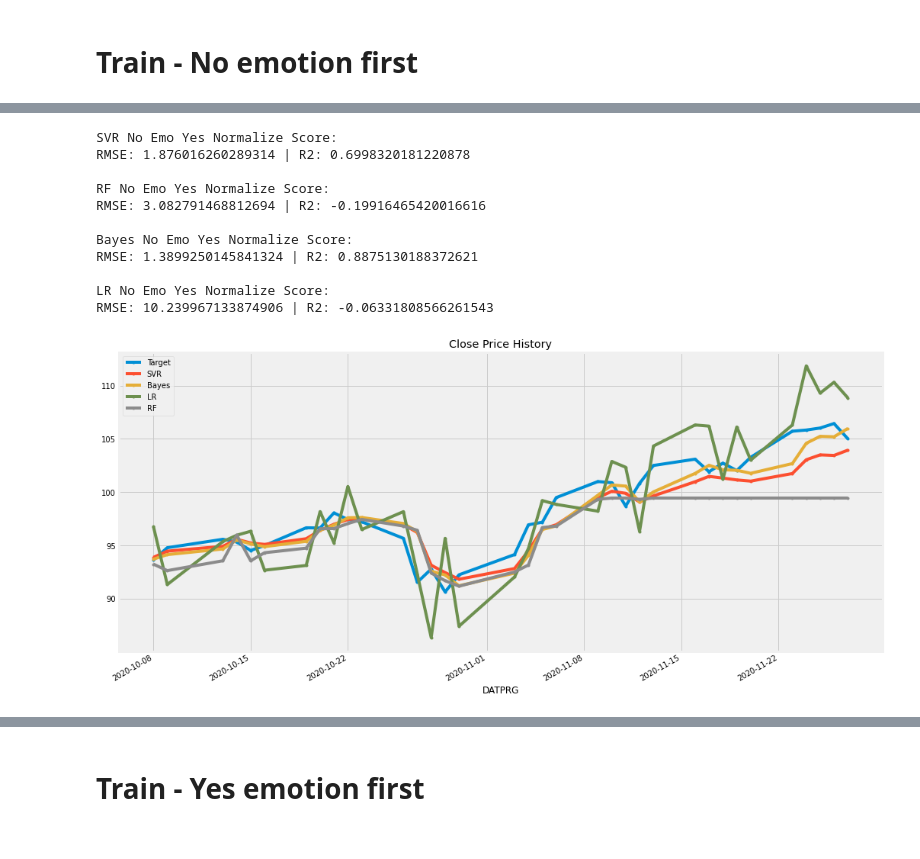
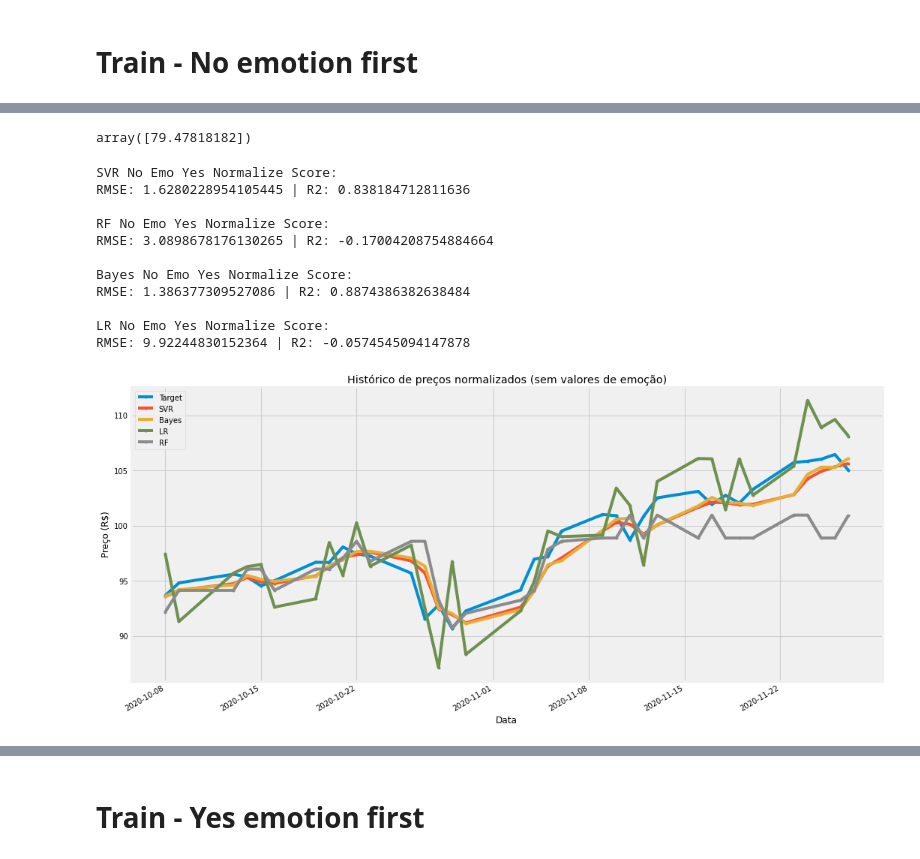
Before and after one commit to MCanhisares/stock-price-prediction, a Jupyter notebook: nbs/bova11_pred.ipynb, the cells around one changed output, grey strips where cells are left out. Cells and saved outputs as stored; diff of their text form; code cells hidden in the pictures.

```diff
--- a/nbs/bova11_pred.ipynb
+++ b/nbs/bova11_pred.ipynb
@@ -38,3 +52,5 @@ def get_score(m, X_val, y_val):
     res = [rmse(m.predict(X_val), y_val), m.score(X_val, y_val)]
     print(f"RMSE: {res[0]} | R2: {res[1]}")
     return res
+# %%
+X_train, y_train, X_val, y_val = getTrainTestDataWithEmotion(perc=percent, normalize=normalize)
@@ -64,8 +84,7 @@ def trainSVR(X_train, y_train, parameters=None):
         parameters = {
             "kernel": ["rbf", "sigmoid"],
             "C": [1,10,10,100,1000],
-            "gamma": [1e-8, 1e-7, 1e-6, 1e-5, 1e-4, 1e-3, 1e-2, 1e-1],
-            "epsilon": [1e-8, 1e-7, 1e-6, 1e-5, 1e-4, 1e-3, 1e-2, 1e-1]
+            "gamma": [1e-8, 1e-7, 1e-6, 1e-5, 1e-4, 1e-3, 1e-2, 1e-1]
         }
         cv = ShuffleSplit(test_size=0.01, n_splits=1)
         grid = GridSearchCV(SVR(), parameters, cv=cv, verbose=0, return_train_score=True)
@@ -153,6 +172,13 @@ import json
 def saveResults(results, name):
     with open(f'{name}.json', 'w') as fp:
         json.dump(results, fp)
+# %%
+def getTrainTestData_TA(perc=0.75, normalize=False):
+    df = dutils.loadData()
+    emo_df = dutils.loadEmoData()
+    emo_df.fillna(0, inplace=True)
+    mergedDf = df.merge(emo_df, right_index=True, left_index=True)
+    return dutils.getTrainTestSets_TA(mergedDf, perc=perc, with_emotions=False, normalize=normalize)
 # %%
 def getTrainTestDataWithEmotion(perc=0.75, normalize=False):
     df = dutils.loadData()
@@ -257,0 +337,18 @@ RMSE: 1.7953914981064143 | R2: 0.8372057526448482
+# %%
+# TA
+X_train, y_train, X_val, y_val = getTrainTestData_TA(perc=0.75, normalize=False)
+SVR_m = trainSVR(X_train, y_train)
+RF_m = trainRF(X_train, y_train)
+bayes_m = trainBayes(X_train, y_train)
+LR_m = trainLR(X_train, y_train)
+results_yes_no = {}
+print(f"SVR Yes Emo No Normalize Score: ")
+results_yes_no["SVR"] = get_score(SVR_m, X_val, y_val)
+print(f"\nRF Yes Emo No Normalize Score: ")
+results_yes_no["RF"] = get_score(RF_m, X_val, y_val)
+print(f"\nBayes Yes Emo No Normalize Score: ")
+results_yes_no["Bayes"] = get_score(bayes_m, X_val, y_val)
+print(f"\nLR Yes Emo No Normalize Score: ")
+results_yes_no["LR"] = get_score(LR_m, X_val, y_val)
+results["YN"] = results_yes_no
+plot(SVR_m, RF_m, bayes_m, LR_m, X_val, y_val, title="Histórico de preços não-normalizados (com valores de emoção)")
@@ -258,35 +401,39 @@ RMSE: 1.7953914981064143 | R2: 0.8372057526448482
+# %%
+test_m.predict(right)
+# %% [output]
+array([79.47818182])
 # %%
 # No emo Yes Normalize
+np.random.seed()
 X_train, y_train, X_val, y_val, scaler = getTrainTestData(perc=0.75, normalize=True)
-
 SVR_m = trainSVR(X_train, y_train)
 RF_m = trainRF(X_train, y_train)
 bayes_m = trainBayes(X_train, y_train)
 LR_m = trainLR(X_train, y_train)
 
 results_no_yes = {}
 print(f"SVR No Emo Yes Normalize Score: ")
 results_no_yes["SVR"] = get_score_unscaled(SVR_m, X_val, y_val, scaler)
 print(f"\nRF No Emo Yes Normalize Score: ")
 results_no_yes["RF"] = get_score_unscaled(RF_m, X_val, y_val, scaler)
 print(f"\nBayes No Emo Yes Normalize Score: ")
 results_no_yes["Bayes"] = get_score_unscaled(bayes_m, X_val, y_val, scaler)
 print(f"\nLR No Emo Yes Normalize Score: ")
 results_no_yes["LR"] = get_score_unscaled(LR_m, X_val, y_val, scaler)
 results["NY"] = results_no_yes
-plot_unscaled(SVR_m, RF_m, bayes_m, LR_m, X_val, y_val, scaler)
+plot_unscaled(SVR_m, RF_m, bayes_m, LR_m, X_val, y_val, scaler, title="Histórico de preços normalizados (sem valores de emoção)")
 # %% [output]
 SVR No Emo Yes Normalize Score:
-RMSE: 1.876016260289314 | R2: 0.6998320181220878
+RMSE: 1.6280228954105445 | R2: 0.838184712811636
 
 RF No Emo Yes Normalize Score:
-RMSE: 3.082791468812694 | R2: -0.19916465420016616
+RMSE: 3.0898678176130265 | R2: -0.17004208754884664
 
 Bayes No Emo Yes Normalize Score:
-RMSE: 1.3899250145841324 | R2: 0.8875130188372621
+RMSE: 1.386377309527086 | R2: 0.8874386382638484
 
 LR No Emo Yes Normalize Score:
-RMSE: 10.239967133874906 | R2: -0.06331808566261543
+RMSE: 9.92244830152364 | R2: -0.0574545094147878
-[figure, old version]
+[figure, new version]
 # %%
 # Yes emo Yes Normalize
```
Also changed, not shown: parts of 40 cells of this notebook, 7 other files.
